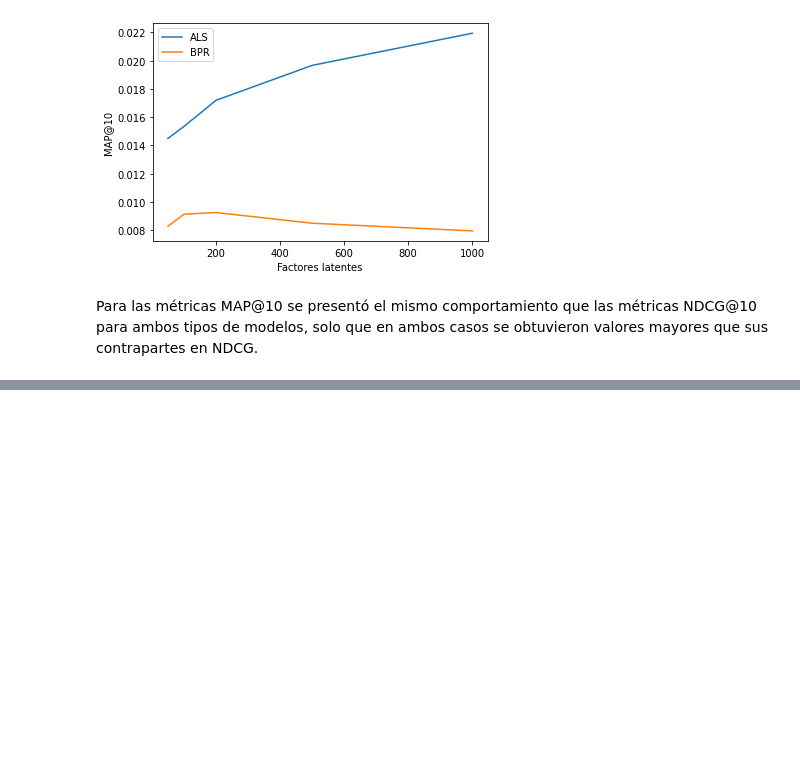
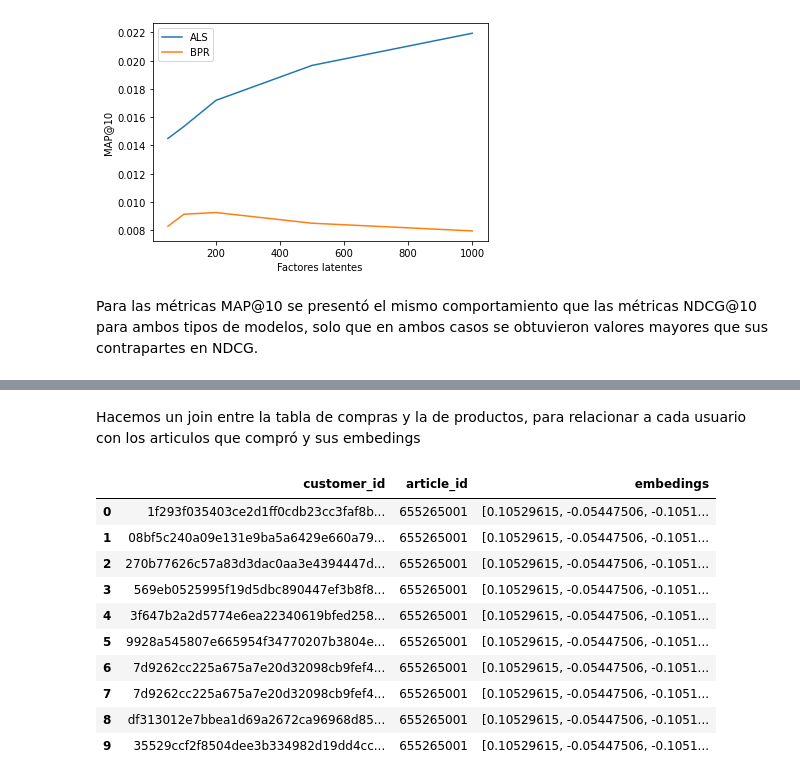
Before and after one commit to sebac820/tarea-1-recsys, a Jupyter notebook: Tarea.ipynb, the cells around one changed output, grey strips where cells are left out. Drawn from its saved outputs; the diff is of its cells as text; code cells hidden in the pictures; blank space fills up the shorter version.

```diff
--- a/Tarea.ipynb
+++ b/Tarea.ipynb
@@ -631,0 +683,19 @@ Para las métricas MAP@10 se presentó el mismo comportamiento que las métricas
+# %% [markdown]
+Hacemos un join entre la tabla de compras y la de productos, para relacionar a cada usuario con los articulos que compró y sus embedings
+# %%
+customer_article = train_set[["customer_id", "article_id"]]
+article_embeding = productos_con_embedings[["article_id", "embedings"]]
+join = customer_article.merge(article_embeding, on="article_id")
+join.head(10)
+# %% [output]
+|  | customer_id | article_id | embedings |
+| 0 | 1f293f035403ce2d1ff0cdb23cc3faf8b... | 655265001 | [0.10529615, -0.05447506, -0.1051... |
+| 1 | 08bf5c240a09e131e9ba5a6429e660a79... | 655265001 | [0.10529615, -0.05447506, -0.1051... |
+| 2 | 270b77626c57a83d3dac0aa3e4394447d... | 655265001 | [0.10529615, -0.05447506, -0.1051... |
+| 3 | 569eb0525995f19d5dbc890447ef3b8f8... | 655265001 | [0.10529615, -0.05447506, -0.1051... |
+| 4 | 3f647b2a2d5774e6ea22340619bfed258... | 655265001 | [0.10529615, -0.05447506, -0.1051... |
+| 5 | 9928a545807e665954f34770207b3804e... | 655265001 | [0.10529615, -0.05447506, -0.1051... |
+| 6 | 7d9262cc225a675a7e20d32098cb9fef4... | 655265001 | [0.10529615, -0.05447506, -0.1051... |
+| 7 | 7d9262cc225a675a7e20d32098cb9fef4... | 655265001 | [0.10529615, -0.05447506, -0.1051... |
+| 8 | df313012e7bbea1d69a2672ca96968d85... | 655265001 | [0.10529615, -0.05447506, -0.1051... |
+| 9 | 35529ccf2f8504dee3b334982d19dd4cc... | 655265001 | [0.10529615, -0.05447506, -0.1051... |
```
Also changed, not shown: parts of 43 cells of this notebook.
